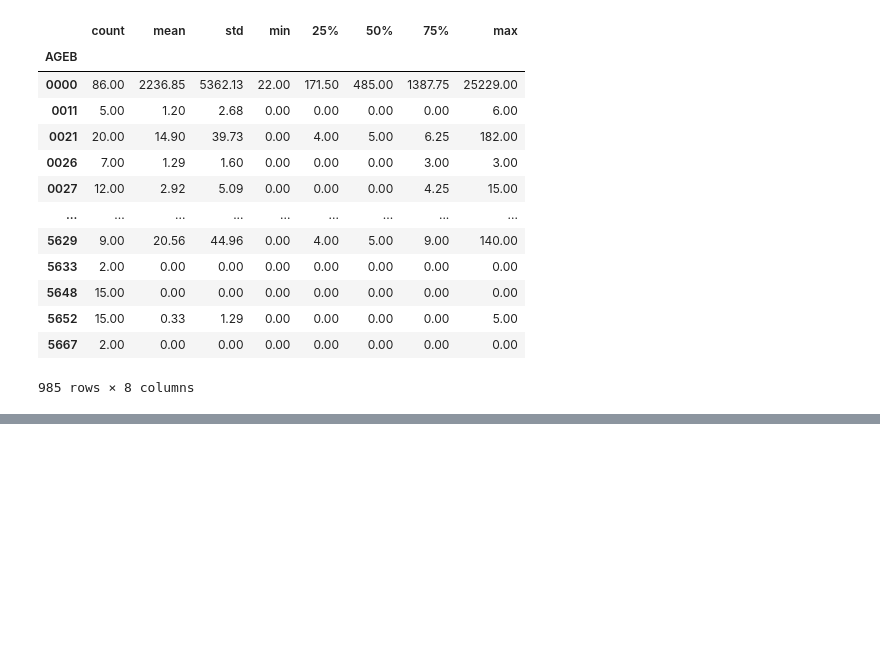
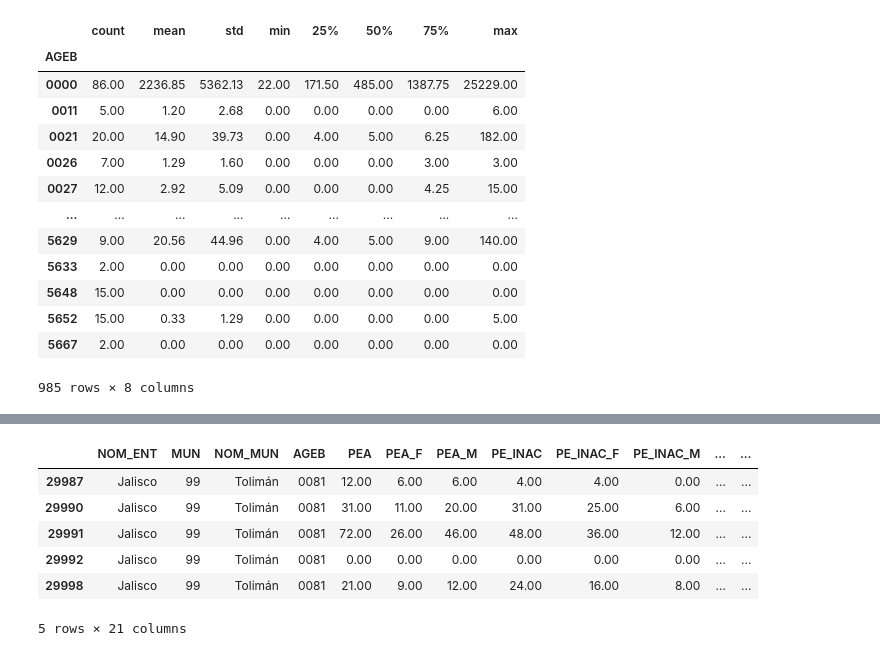
Before and after one commit to Jorge9555/Mexico-Survey-Project, a Jupyter notebook: INEGI_Jalisco_Survey.ipynb, the cells around one changed output, grey strips where cells are left out. Drawn from its saved outputs; the diff is of its cells as text; code cells hidden in the pictures; blank space fills up the shorter version.

```diff
--- a/INEGI_Jalisco_Survey.ipynb
+++ b/INEGI_Jalisco_Survey.ipynb
@@ -275,0 +319,10 @@ pueblo_df.groupby(['AGEB'])['P15YM_SE'].describe()
+# %%
+pueblo_df.tail()
+# %% [output]
+|  | NOM_ENT | MUN | NOM_MUN | AGEB | PEA | PEA_F | PEA_M | PE_INAC | PE_INAC_F | PE_INAC_M | ... | ... |
+| 29987 | Jalisco | 99 | Tolimán | 0081 | 12.00 | 6.00 | 6.00 | 4.00 | 4.00 | 0.00 | ... | ... |
+| 29990 | Jalisco | 99 | Tolimán | 0081 | 31.00 | 11.00 | 20.00 | 31.00 | 25.00 | 6.00 | ... | ... |
+| 29991 | Jalisco | 99 | Tolimán | 0081 | 72.00 | 26.00 | 46.00 | 48.00 | 36.00 | 12.00 | ... | ... |
+| 29992 | Jalisco | 99 | Tolimán | 0081 | 0.00 | 0.00 | 0.00 | 0.00 | 0.00 | 0.00 | ... | ... |
+| 29998 | Jalisco | 99 | Tolimán | 0081 | 21.00 | 9.00 | 12.00 | 24.00 | 16.00 | 8.00 | ... | ... |
+5 rows × 21 columns
```
Also changed, not shown: parts of 9 cells of this notebook.
